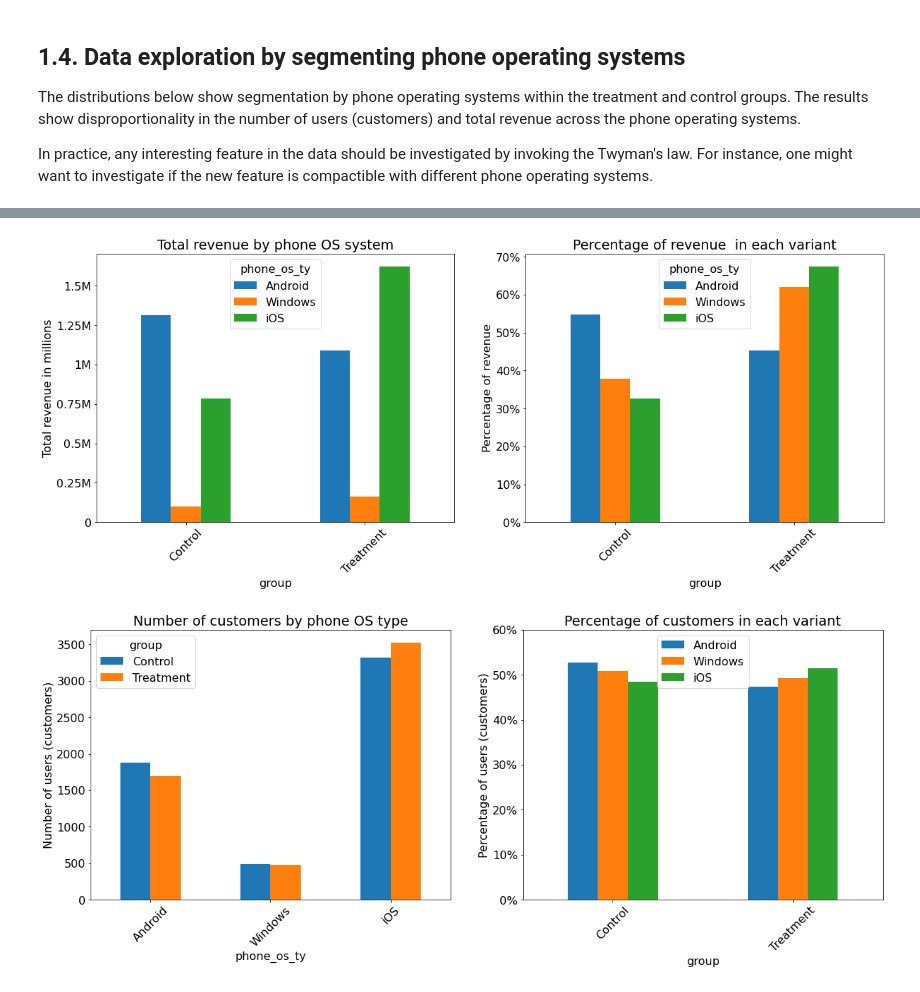
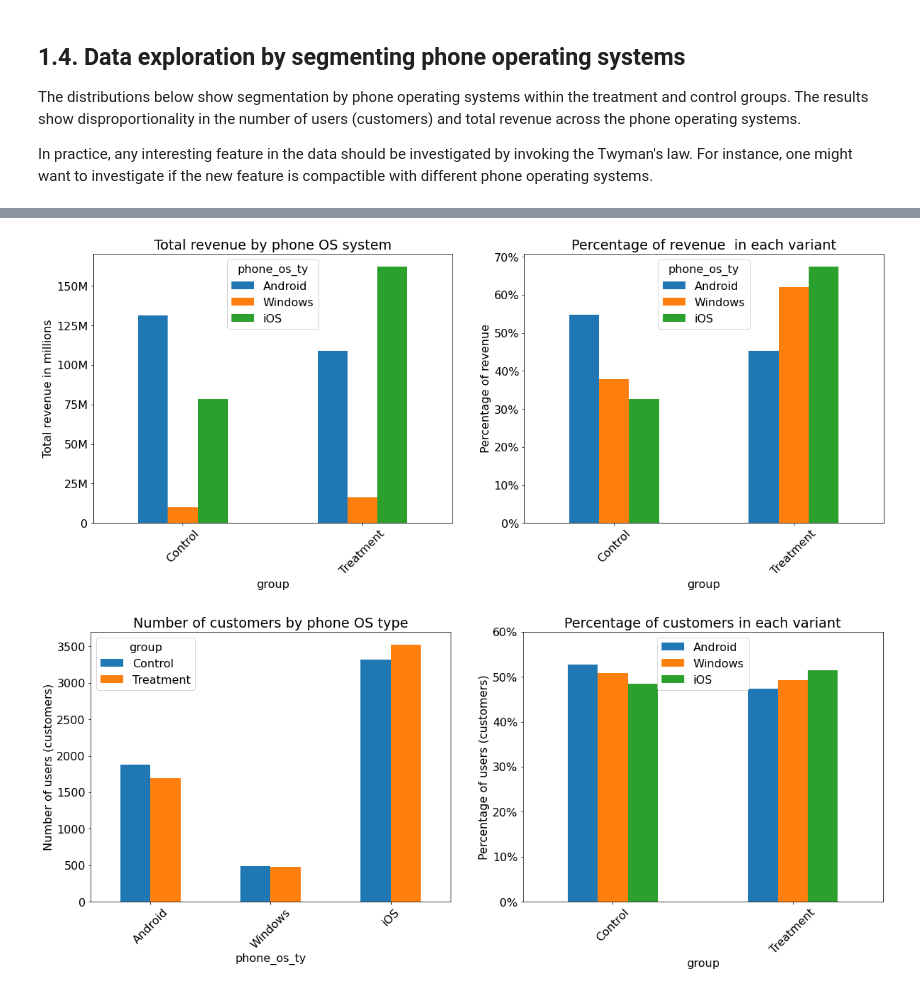
Before and after one commit to Owerre/ab-testing, a Jupyter notebook: notebook/expt-analysis.ipynb, the cells around one changed output, grey strips where cells are left out. Saved outputs shown, nothing was run; the diff lists cells and outputs as text; code cells hidden in the pictures.

```diff
--- a/notebook/expt-analysis.ipynb
+++ b/notebook/expt-analysis.ipynb
@@ -137,31 +137,31 @@ Mean revenue (revenue-per-user) in the treatment & control groups
 # %%
 fig, (ax1, ax2) = plt.subplots(1,2, figsize = (20,7))
 
 # plots
 p3 = pd.crosstab(values = df['revenue'],index = df['group'],
                  columns = df['phone_os_ty'],aggfunc = 'sum')
 p4 = pd.crosstab(values = df['revenue'],index = df['group'],
                  columns = df['phone_os_ty'],aggfunc = 'sum',
                  normalize = 'columns')
 p3.plot(kind = 'bar', ax = ax1)
 p4.plot(kind = 'bar', ax = ax2)
 
 # axes labels
 label = ['0%', '10%', '20%', '30%', '40%','50%', '60%', '70%']
-label_ = ['0', '0.25M', '0.5M', '0.75M', '1M', '1.25M', '1.5M']
+label_ = ['0', '25M', '50M', '75M', '100M', '125M', '150M']
 ax1.set_title('Total revenue by phone OS system')
 ax1.set_ylabel('Total revenue in millions')
-ax1.set_yticks(np.arange(0,1.6*10**6, 0.25*10**6))
+ax1.set_yticks(np.arange(0,1.6*10**8, 0.25*10**8))
 ax1.set_yticklabels(label_)
 ax1.set_xticklabels(['Control', 'Treatment'], rotation = 45)
 ax2.set_title('Percentage of revenue  in each variant')
 ax2.set_ylabel('Percentage of revenue')
 ax2.set_yticklabels(label)
 ax2.set_xticklabels(['Control', 'Treatment'], rotation = 45)
 plt.savefig('../images/fig2.png')
 plt.show()
 # %% [output]
-[figure, old version]
+[figure, new version]
 # %%
 fig, (ax1, ax2) = plt.subplots(1,2, figsize = (20,7))
 
```
Also changed, not shown: parts of 12 cells of this notebook, 3 other files.
